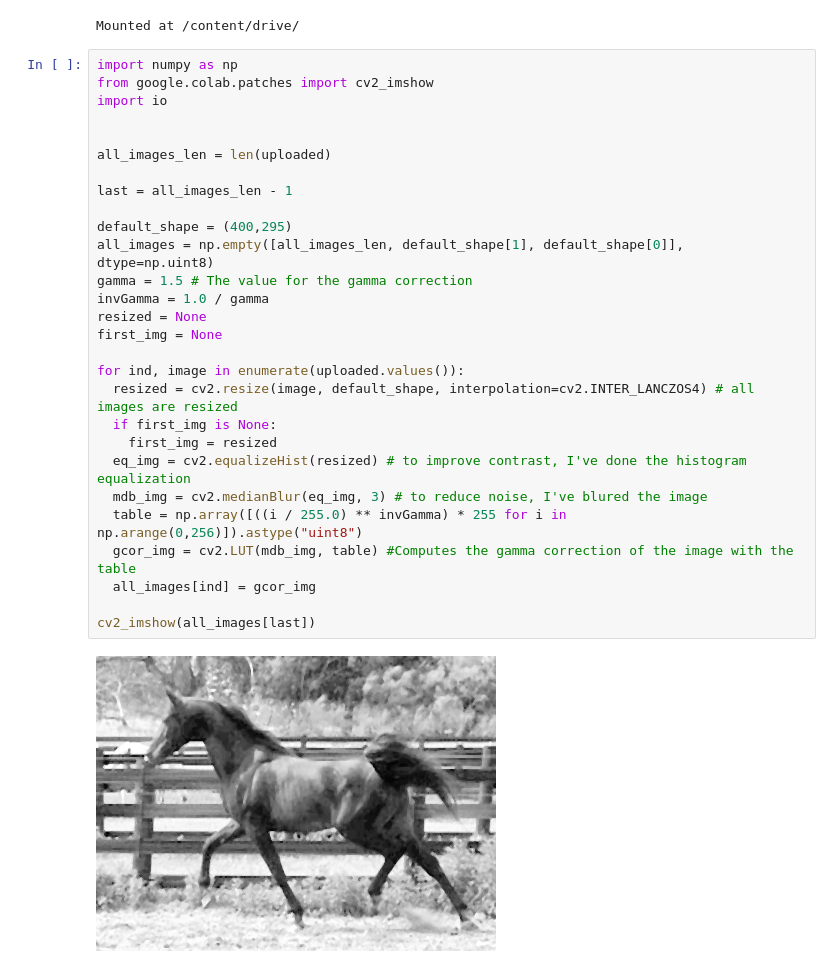
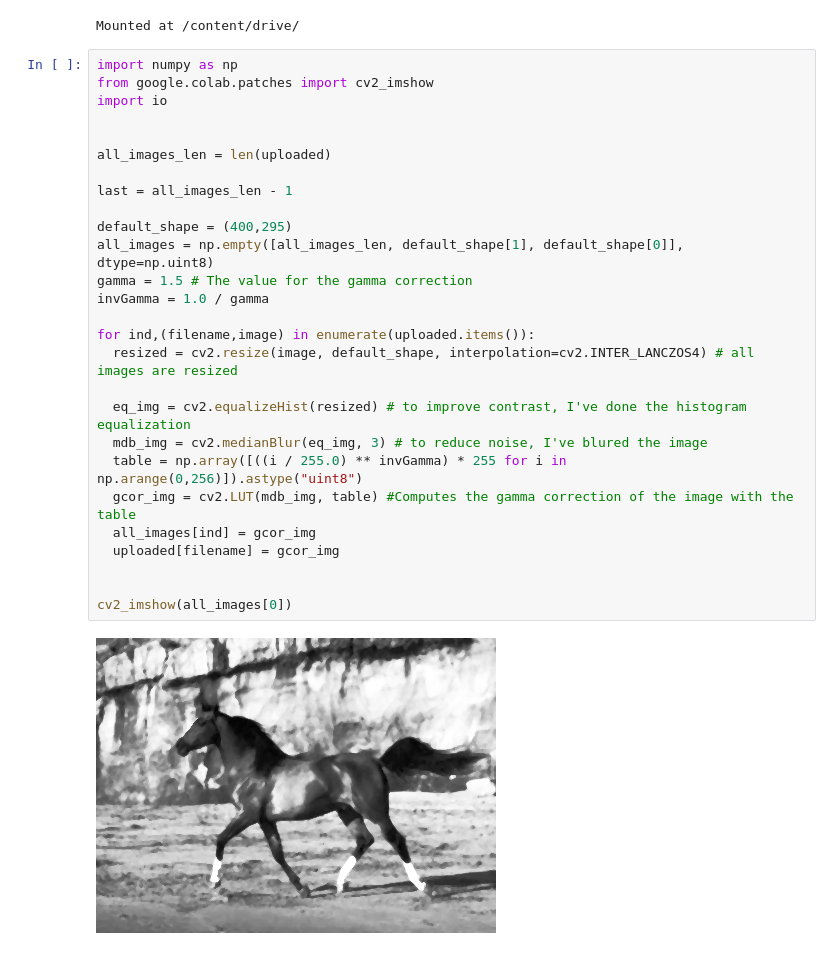
Before and after one commit to lesi-nedo/ISPR_assignments, a Jupyter notebook: Assignment_6_o_nedobiychuk.ipynb, the cells around one changed output. Saved outputs shown, nothing was run; the diff lists cells and outputs as text.

```diff
--- a/Assignment_6_o_nedobiychuk.ipynb
+++ b/Assignment_6_o_nedobiychuk.ipynb
@@ -22,30 +22,29 @@ Mounted at /content/drive/
 # %%
 import numpy as np
 from google.colab.patches import cv2_imshow
 import io
 
 
 all_images_len = len(uploaded)
 
 last = all_images_len - 1
 
 default_shape = (400,295)
 all_images = np.empty([all_images_len, default_shape[1], default_shape[0]], dtype=np.uint8)
 gamma = 1.5 # The value for the gamma correction
 invGamma = 1.0 / gamma
-resized = None
-first_img = None
 
-for ind, image in enumerate(uploaded.values()):
+for ind,(filename,image) in enumerate(uploaded.items()):
   resized = cv2.resize(image, default_shape, interpolation=cv2.INTER_LANCZOS4) # all images are resized
-  if first_img is None:
-    first_img = resized
+
   eq_img = cv2.equalizeHist(resized) # to improve contrast, I've done the histogram equalization
   mdb_img = cv2.medianBlur(eq_img, 3) # to reduce noise, I've blured the image
   table = np.array([((i / 255.0) ** invGamma) * 255 for i in np.arange(0,256)]).astype("uint8")
   gcor_img = cv2.LUT(mdb_img, table) #Computes the gamma correction of the image with the table
   all_images[ind] = gcor_img
+  uploaded[filename] = gcor_img
 
-cv2_imshow(all_images[last])
+
+cv2_imshow(all_images[0])
 # %% [output]
-[figure, old version]
+[figure, new version]
```
Also changed, not shown: parts of 18 cells of this notebook.
